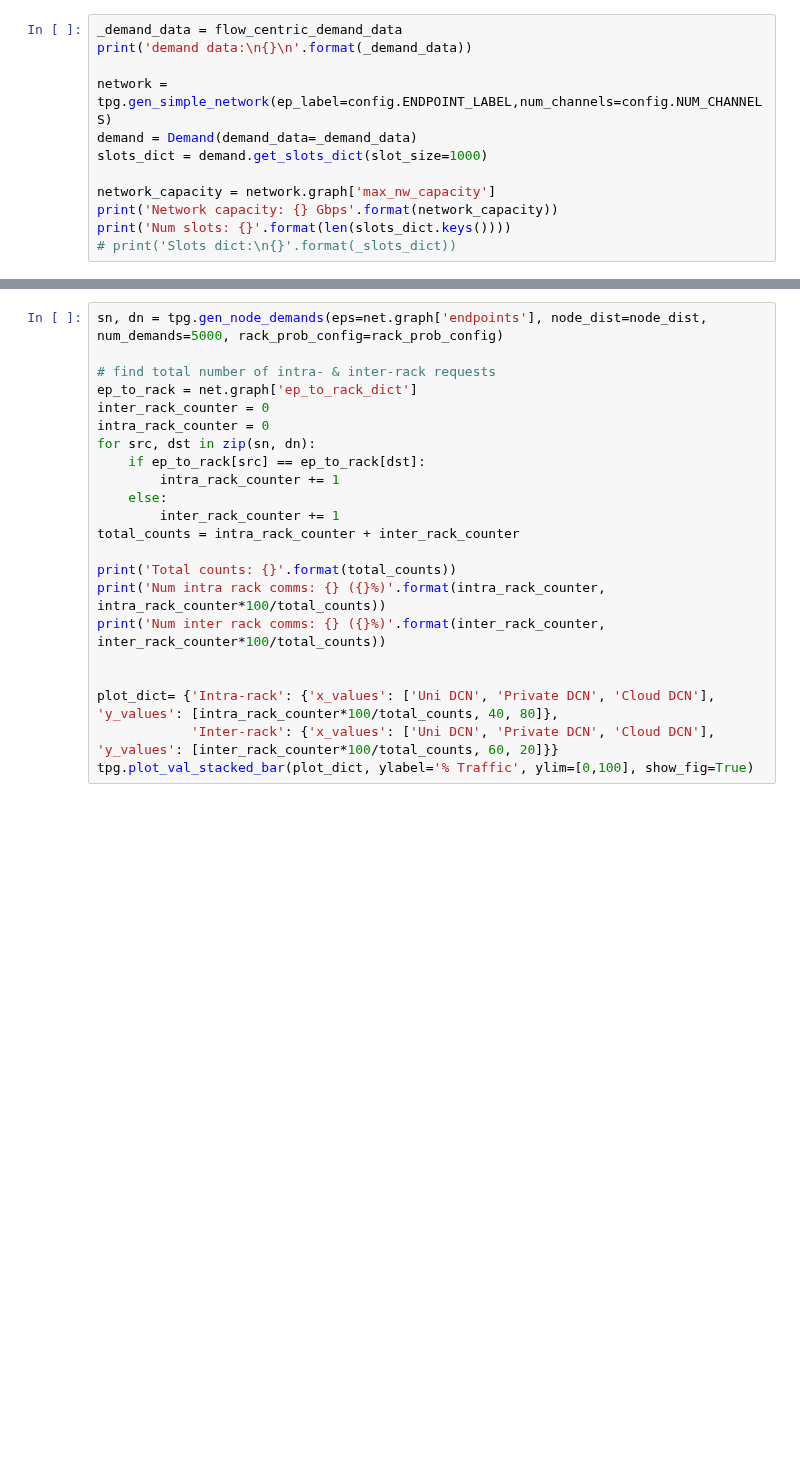
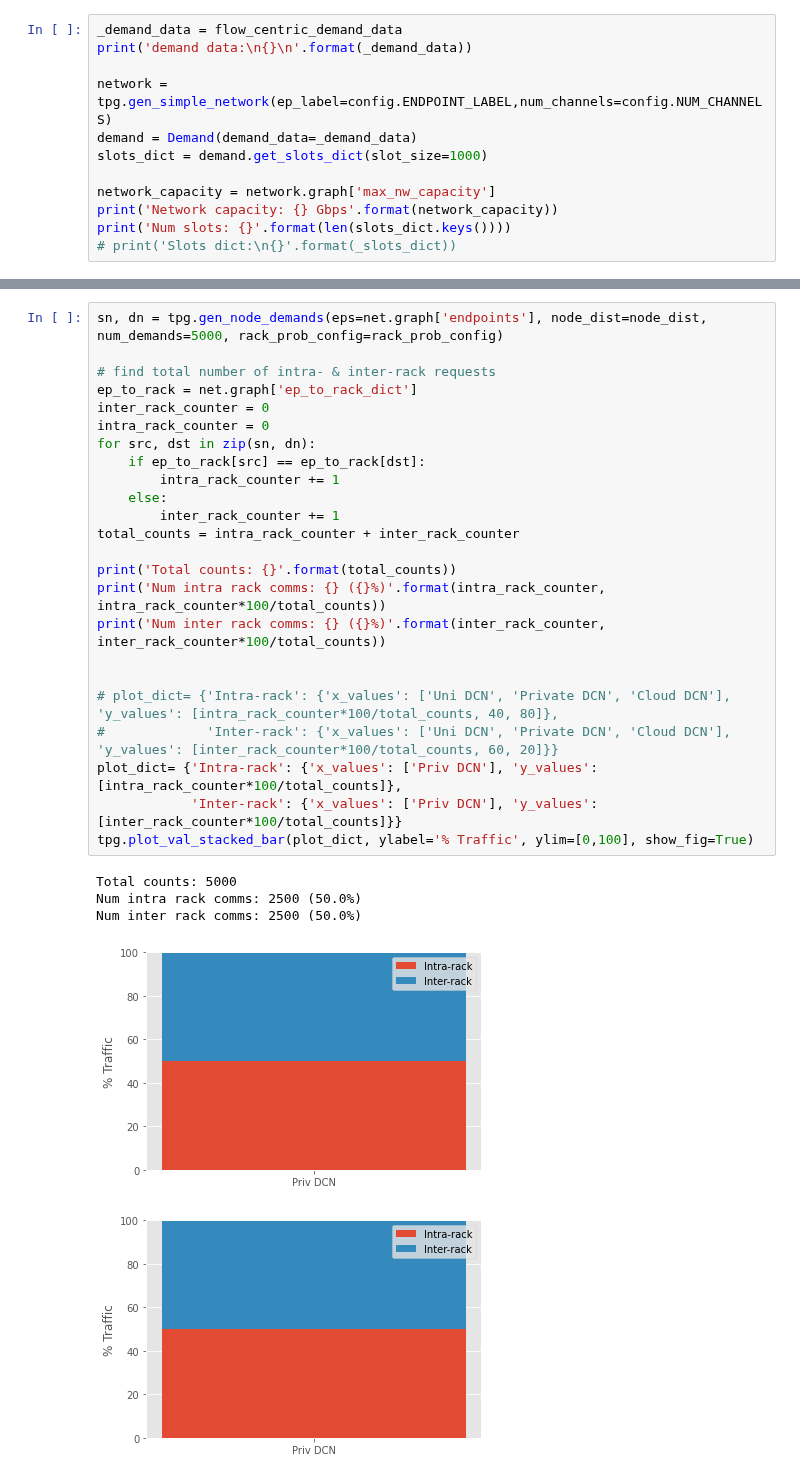
Before and after one commit to cwfparsonson/trafpy, a Jupyter notebook: load_implementation.ipynb, the cells around one changed output, grey strips where cells are left out. Saved outputs shown, nothing was run; the diff lists cells and outputs as text; blank space fills up the shorter version.

```diff
--- a/load_implementation.ipynb
+++ b/load_implementation.ipynb
@@ -78,22 +78,30 @@ node_dist, _ = tpg.gen_uniform_node_dist(net.graph['endpoints'], rack_prob_confi
 # %%
 sn, dn = tpg.gen_node_demands(eps=net.graph['endpoints'], node_dist=node_dist, num_demands=5000, rack_prob_config=rack_prob_config)
 
 # find total number of intra- & inter-rack requests
 ep_to_rack = net.graph['ep_to_rack_dict']
 inter_rack_counter = 0
 intra_rack_counter = 0
 for src, dst in zip(sn, dn):
     if ep_to_rack[src] == ep_to_rack[dst]:
         intra_rack_counter += 1
     else:
         inter_rack_counter += 1
 total_counts = intra_rack_counter + inter_rack_counter
 
 print('Total counts: {}'.format(total_counts))
 print('Num intra rack comms: {} ({}%)'.format(intra_rack_counter, intra_rack_counter*100/total_counts))
 print('Num inter rack comms: {} ({}%)'.format(inter_rack_counter, inter_rack_counter*100/total_counts))
 
 
-plot_dict= {'Intra-rack': {'x_values': ['Uni DCN', 'Private DCN', 'Cloud DCN'], 'y_values': [intra_rack_counter*100/total_counts, 40, 80]},
-            'Inter-rack': {'x_values': ['Uni DCN', 'Private DCN', 'Cloud DCN'], 'y_values': [inter_rack_counter*100/total_counts, 60, 20]}}
+# plot_dict= {'Intra-rack': {'x_values': ['Uni DCN', 'Private DCN', 'Cloud DCN'], 'y_values': [intra_rack_counter*100/total_counts, 40, 80]},
+#             'Inter-rack': {'x_values': ['Uni DCN', 'Private DCN', 'Cloud DCN'], 'y_values': [inter_rack_counter*100/total_counts, 60, 20]}}
+plot_dict= {'Intra-rack': {'x_values': ['Priv DCN'], 'y_values': [intra_rack_counter*100/total_counts]},
+            'Inter-rack': {'x_values': ['Priv DCN'], 'y_values': [inter_rack_counter*100/total_counts]}}
 tpg.plot_val_stacked_bar(plot_dict, ylabel='% Traffic', ylim=[0,100], show_fig=True)
+# %% [output]
+Total counts: 5000
+Num intra rack comms: 2500 (50.0%)
+Num inter rack comms: 2500 (50.0%)
+[figure, added]
+[figure, added]
```
Also changed, not shown: parts of 3 cells of this notebook, 4 other files.
